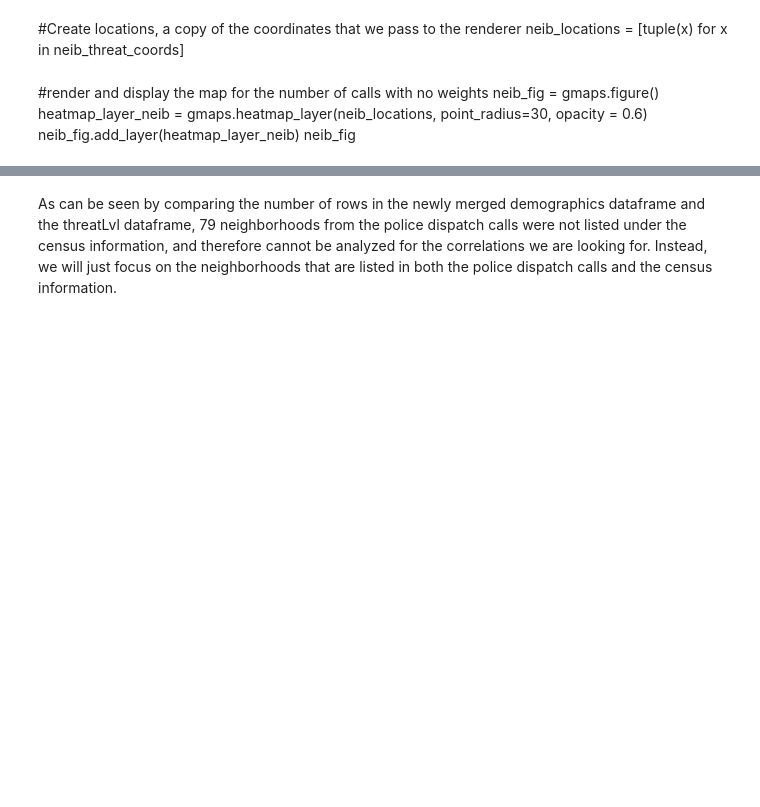
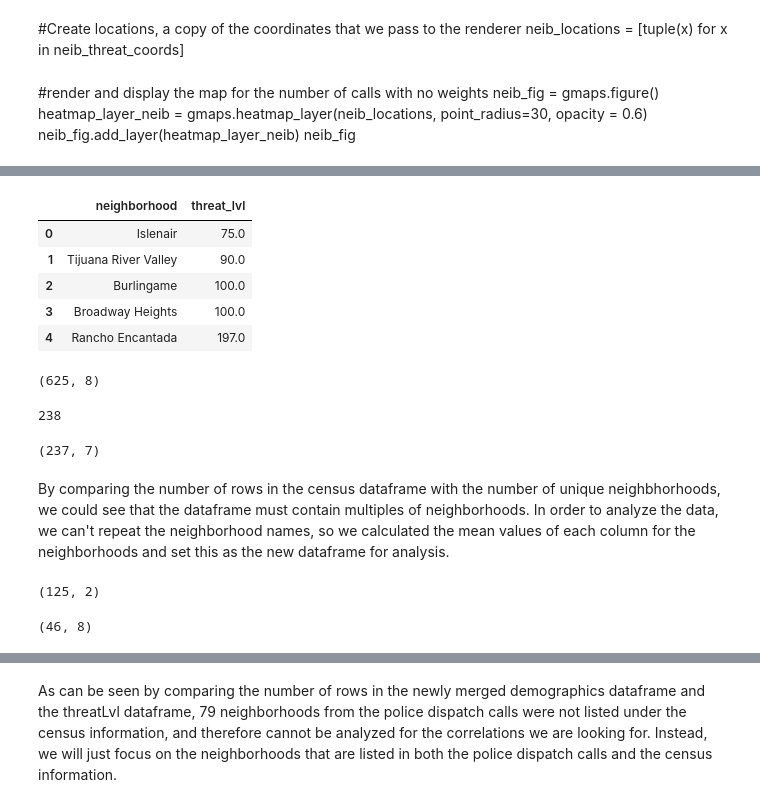
Before and after one commit to gael-vanderlee/CrimeMap, a Jupyter notebook: projectv4.ipynb, the cells around one changed output, grey strips where cells are left out. Cells and saved outputs as stored; diff of their text form; code cells hidden in the pictures; blank space fills up the shorter version.

```diff
--- a/projectv4.ipynb
+++ b/projectv4.ipynb
@@ -246,3 +246,42 @@ neib_fig
+# %%
+# make threat level dictionary into a datafram for analysis
+threatLvl = pd.DataFrame.from_dict(sorted_threat)
+
+# change names of columns in threatLvl dataframe to be compatible for merge
+threatLvl.columns = [
+    'neighborhood', 'threat_lvl'
+]
+threatLvl.head()
+# %% [output]
+|  | neighborhood | threat_lvl |
+| 0 | Islenair | 75.0 |
+| 1 | Tijuana River Valley | 90.0 |
+| 2 | Burlingame | 100.0 |
+| 3 | Broadway Heights | 100.0 |
+| 4 | Rancho Encantada | 197.0 |
+# %%
+# The census information contains multiples of certain neighborhoods, since it has more rows than unique neighborhoods
+print (census.shape)
+census['neighborhood'].unique().size
+# %% [output]
+(625, 8)
+238
+# %%
+# Go through the dataframe and get the averages for each of the neighborhoods to use in analysis
+census = census.groupby('neighborhood').mean().reset_index()
+census.shape
+# %% [output]
+(237, 7)
+# %% [markdown]
+By comparing the number of rows in the census dataframe with the number of unique neighbhorhoods, we could see that the dataframe must contain multiples of neighborhoods. In order to analyze the data, we can't repeat the neighborhood names, so we calculated the mean values of each column for the neighborhoods and set this as the new dataframe for analysis.
+# %%
+# Merge the call dataframe with census dataframe to match police call and census variables
+demographics = pd.merge(threatLvl, census, on='neighborhood', how='inner')
+print(threatLvl.shape)
+demographics.shape
+# %% [output]
+(125, 2)
+(46, 8)
 # %%
 demographics_coordinates = []
 
```
Also changed, not shown: parts of 22 cells of this notebook.
